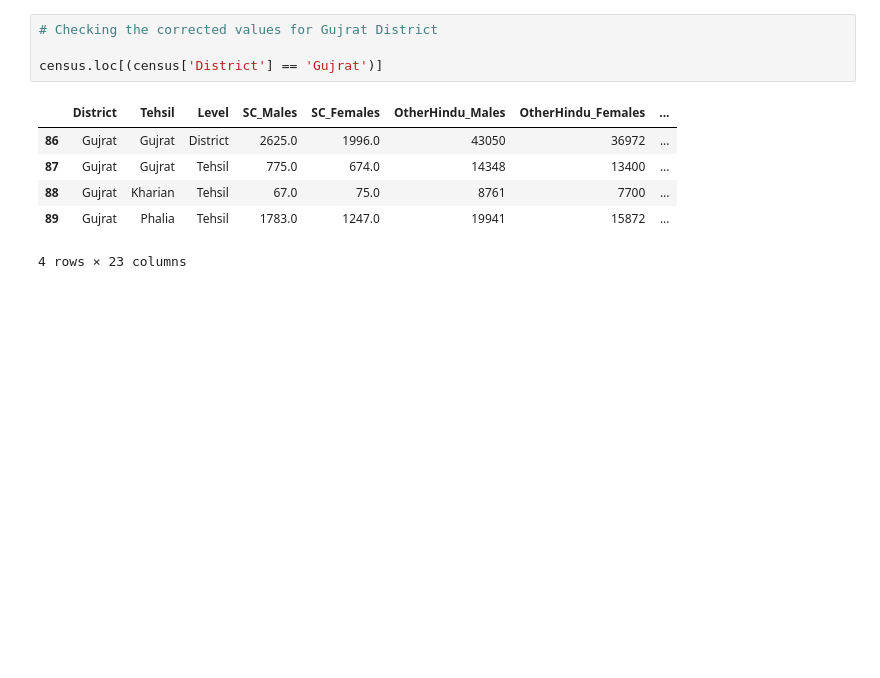
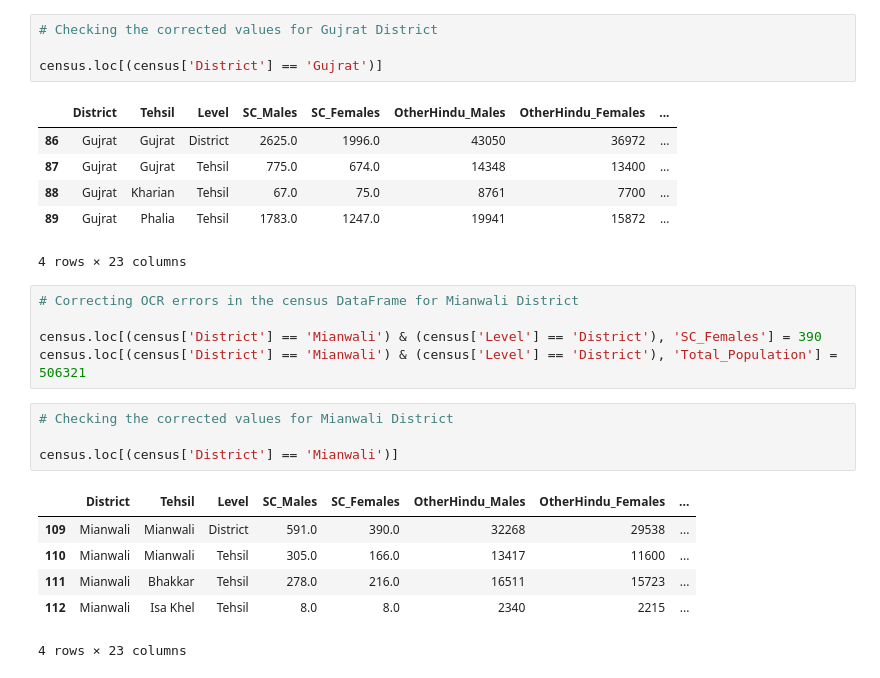
Before and after one commit to prabh9050/the-line-and-the-ledger, a Jupyter notebook: notebooks/01_EDA.ipynb, the cells around one changed output. Cells and saved outputs as stored; diff of their text form; blank space fills up the shorter version.

Commit message:
Fix Mianwali district SC_Females OCR error (390→380), 10-unit gap remains unexplained

```diff
--- a/notebooks/01_EDA.ipynb
+++ b/notebooks/01_EDA.ipynb
@@ -384,3 +384,19 @@ census.loc[(census['District'] == 'Gujrat')]
 | 88 | Gujrat | Kharian | Tehsil | 67.0 | 75.0 | 8761 | 7700 | ... |
 | 89 | Gujrat | Phalia | Tehsil | 1783.0 | 1247.0 | 19941 | 15872 | ... |
 4 rows × 23 columns
+# %%
+# Correcting OCR errors in the census DataFrame for Mianwali District
+
+census.loc[(census['District'] == 'Mianwali') & (census['Level'] == 'District'), 'SC_Females'] = 390
+census.loc[(census['District'] == 'Mianwali') & (census['Level'] == 'District'), 'Total_Population'] = 506321
+# %%
+# Checking the corrected values for Mianwali District
+
+census.loc[(census['District'] == 'Mianwali')]
+# %% [output]
+|  | District | Tehsil | Level | SC_Males | SC_Females | OtherHindu_Males | OtherHindu_Females | ... |
+| 109 | Mianwali | Mianwali | District | 591.0 | 390.0 | 32268 | 29538 | ... |
+| 110 | Mianwali | Mianwali | Tehsil | 305.0 | 166.0 | 13417 | 11600 | ... |
+| 111 | Mianwali | Bhakkar | Tehsil | 278.0 | 216.0 | 16511 | 15723 | ... |
+| 112 | Mianwali | Isa Khel | Tehsil | 8.0 | 8.0 | 2340 | 2215 | ... |
+4 rows × 23 columns
```
